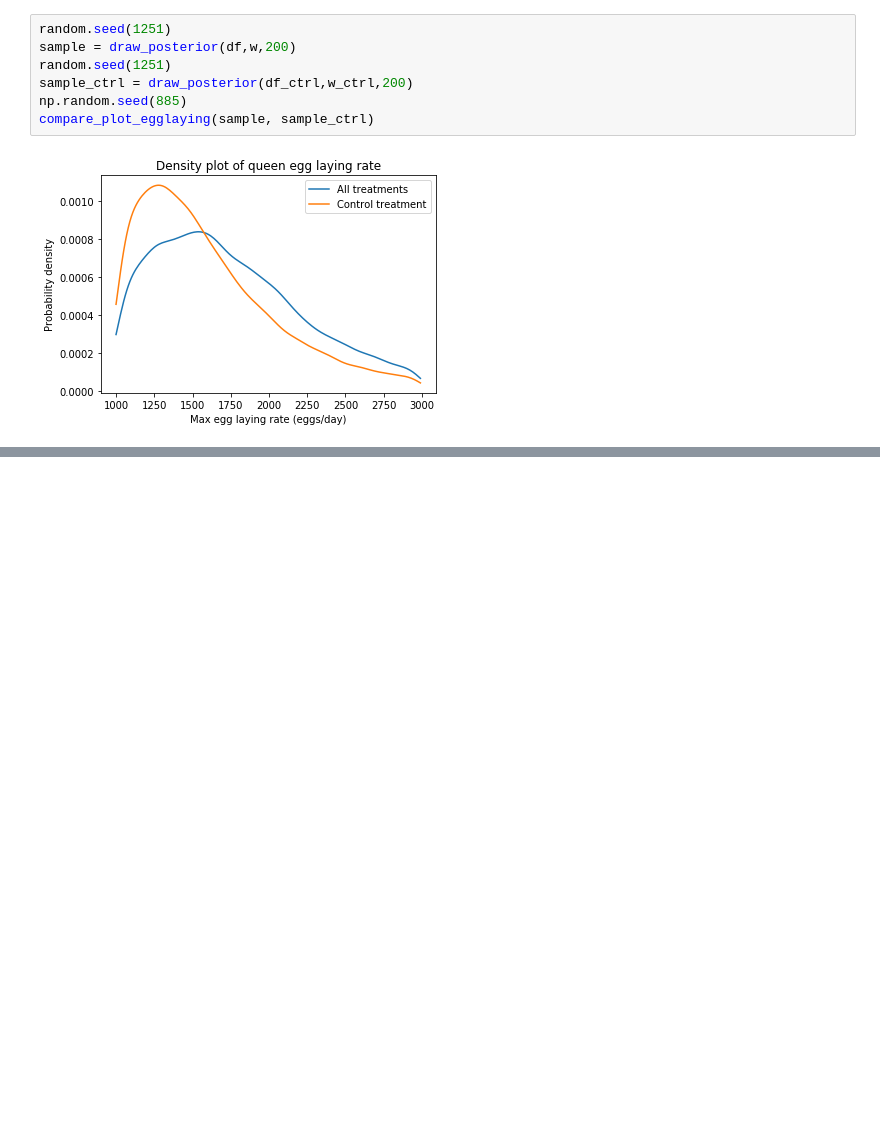
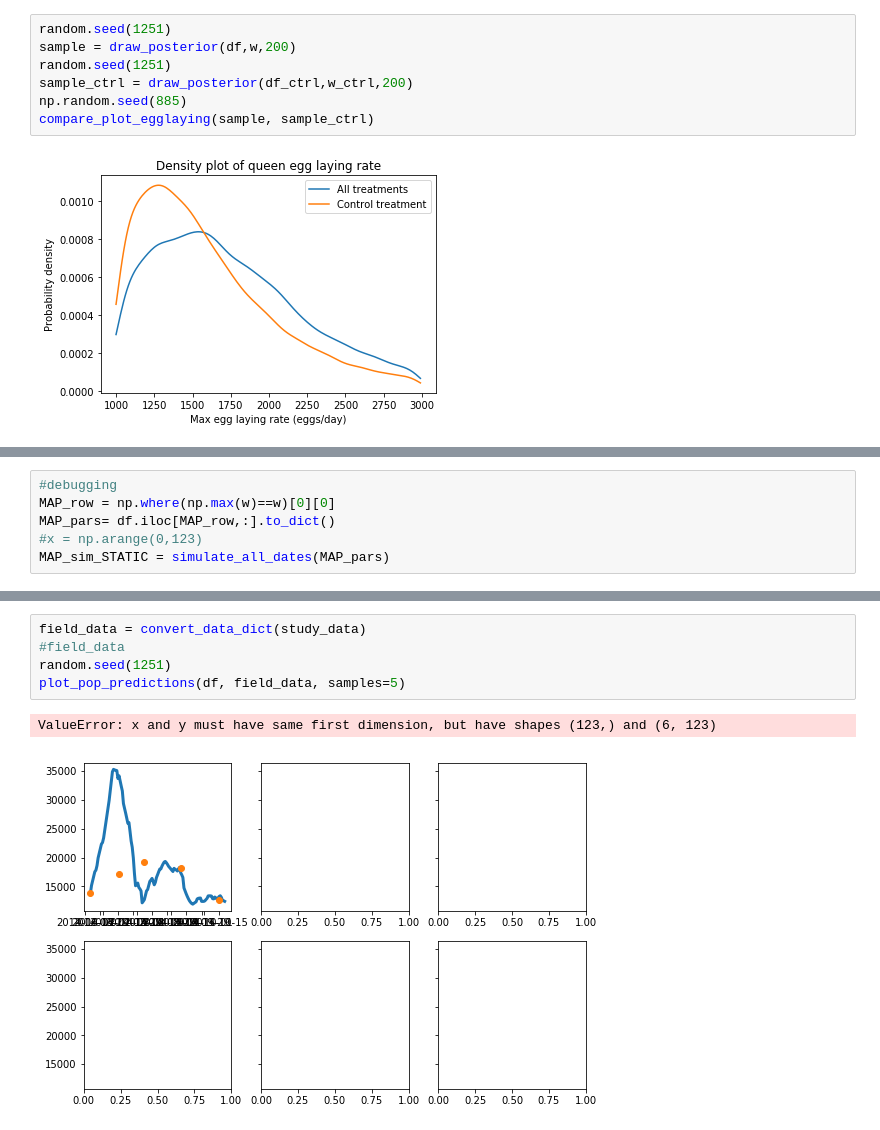
Before and after one commit to JeffreyMinucci/bee_neonic_abc, a Jupyter notebook: results_and_visuals.ipynb, the cells around one changed output, grey strips where cells are left out. Cells and saved outputs as stored; diff of their text form; blank space fills up the shorter version.

Commit message:
add prediction of pop over time using posterior

```diff
--- a/results_and_visuals.ipynb
+++ b/results_and_visuals.ipynb
@@ -381,0 +386,6 @@ compare_plot_egglaying(sample, sample_ctrl)
+# %%
+#debugging
+MAP_row = np.where(np.max(w)==w)[0][0]
+MAP_pars= df.iloc[MAP_row,:].to_dict()
+#x = np.arange(0,123)
+MAP_sim_STATIC = simulate_all_dates(MAP_pars)
@@ -381,0 +466,8 @@ compare_plot_egglaying(sample, sample_ctrl)
+# %%
+field_data = convert_data_dict(study_data)
+#field_data
+random.seed(1251)
+plot_pop_predictions(df, field_data, samples=5)
+# %% [output]
+ValueError: x and y must have same first dimension, but have shapes (123,) and (6, 123)
+[figure, added]
```
Also changed, not shown: parts of 6 cells of this notebook, 1 other file.
